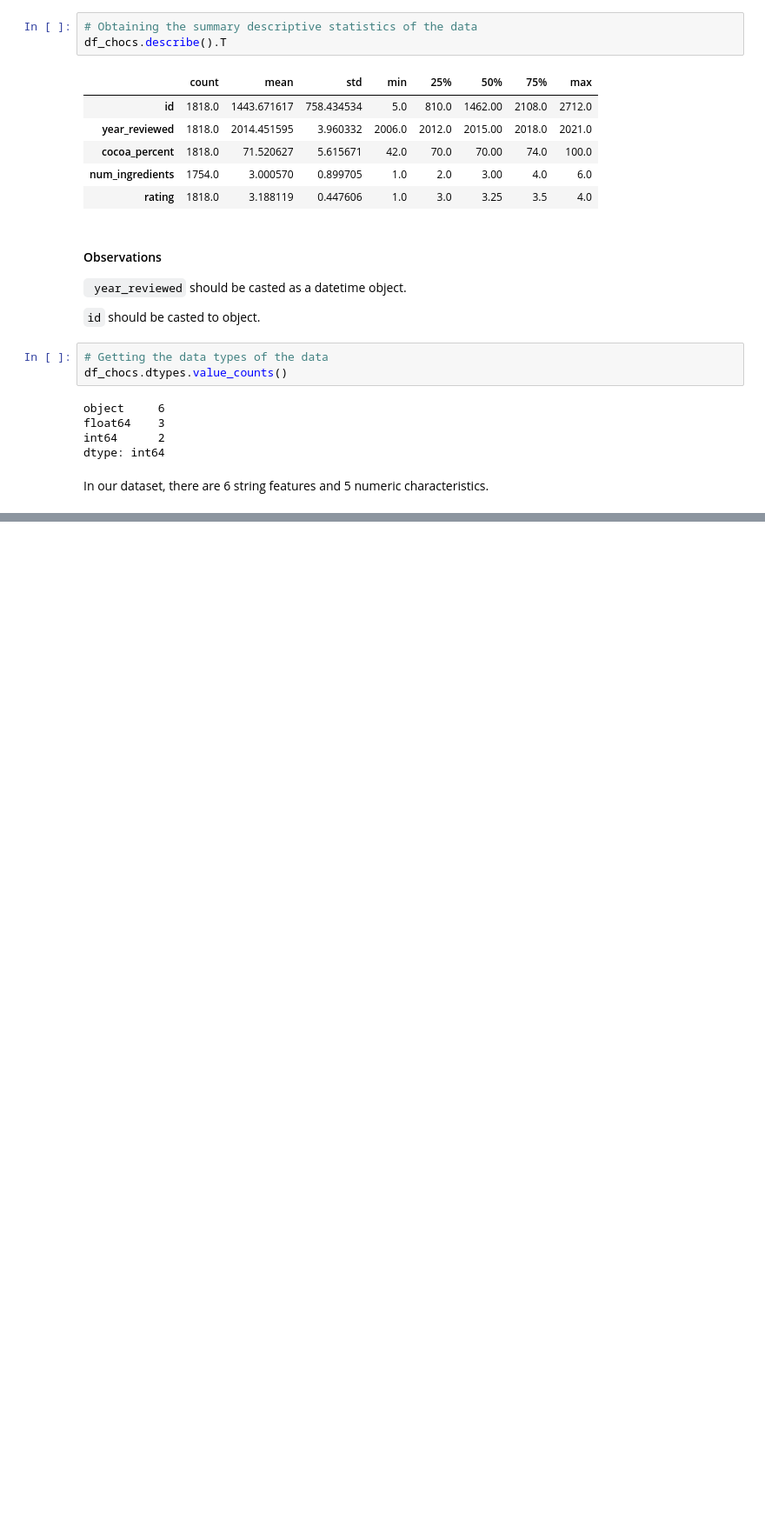
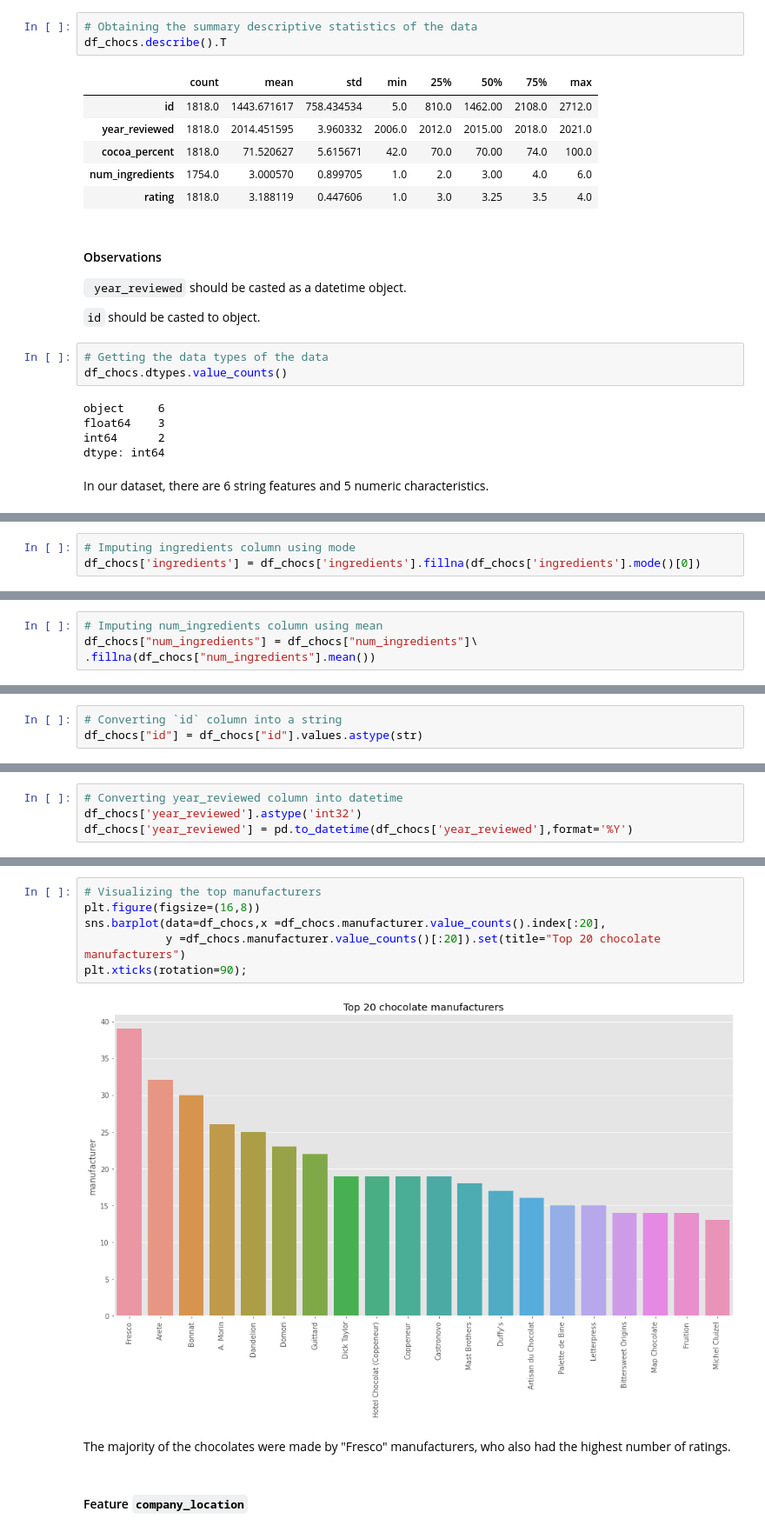
Before and after one commit to janejeshen/Best-chocolate-bars, a Jupyter notebook: Chocolate analysis.ipynb, the cells around one changed output, grey strips where cells are left out. Shown at 87% size. Drawn from its saved outputs; the diff is of its cells as text; blank space fills up the shorter version.

```diff
--- a/Chocolate analysis.ipynb
+++ b/Chocolate analysis.ipynb
@@ -138,0 +191,3 @@ In our dataset, there are 6 string features and 5 numeric characteristics.
+# %%
+# Imputing ingredients column using mode
+df_chocs['ingredients'] = df_chocs['ingredients'].fillna(df_chocs['ingredients'].mode()[0])
@@ -138,0 +221,4 @@ In our dataset, there are 6 string features and 5 numeric characteristics.
+# %%
+# Imputing num_ingredients column using mean
+df_chocs["num_ingredients"] = df_chocs["num_ingredients"]\
+.fillna(df_chocs["num_ingredients"].mean())
@@ -138,0 +265,3 @@ In our dataset, there are 6 string features and 5 numeric characteristics.
+# %%
+# Converting `id` column into a string
+df_chocs["id"] = df_chocs["id"].values.astype(str)
@@ -138,0 +275,4 @@ In our dataset, there are 6 string features and 5 numeric characteristics.
+# %%
+# Converting year_reviewed column into datetime
+df_chocs['year_reviewed'].astype('int32')
+df_chocs['year_reviewed'] = pd.to_datetime(df_chocs['year_reviewed'],format='%Y')
@@ -138,0 +310,12 @@ In our dataset, there are 6 string features and 5 numeric characteristics.
+# %%
+# Visualizing the top manufacturers
+plt.figure(figsize=(16,8))
+sns.barplot(data=df_chocs,x =df_chocs.manufacturer.value_counts().index[:20],
+            y =df_chocs.manufacturer.value_counts()[:20]).set(title="Top 20 chocolate manufacturers")
+plt.xticks(rotation=90);
+# %% [output]
+[figure, added]
+# %% [markdown]
+The majority of the chocolates were made by "Fresco" manufacturers, who also had the highest number of ratings.
+# %% [markdown]
+#### Feature `company_location`
```
Also changed, not shown: parts of 39 cells of this notebook.
